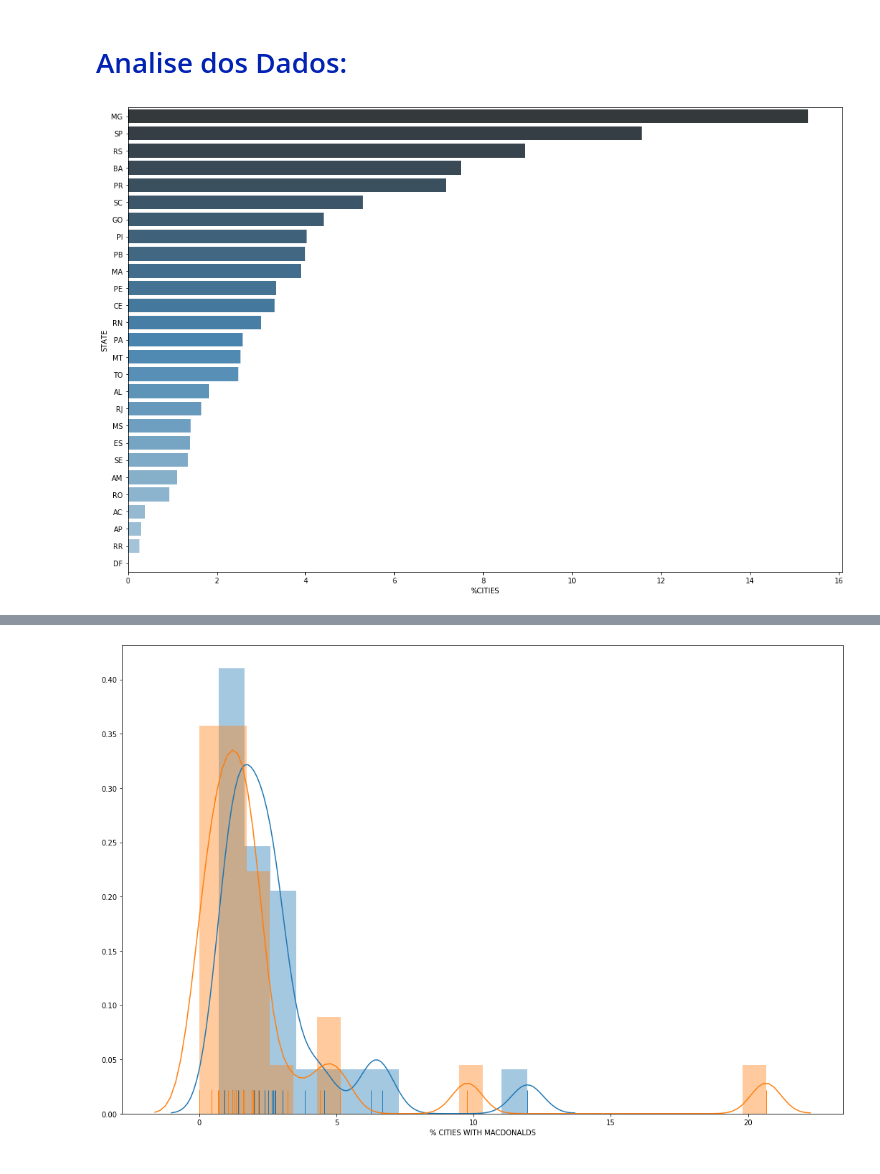
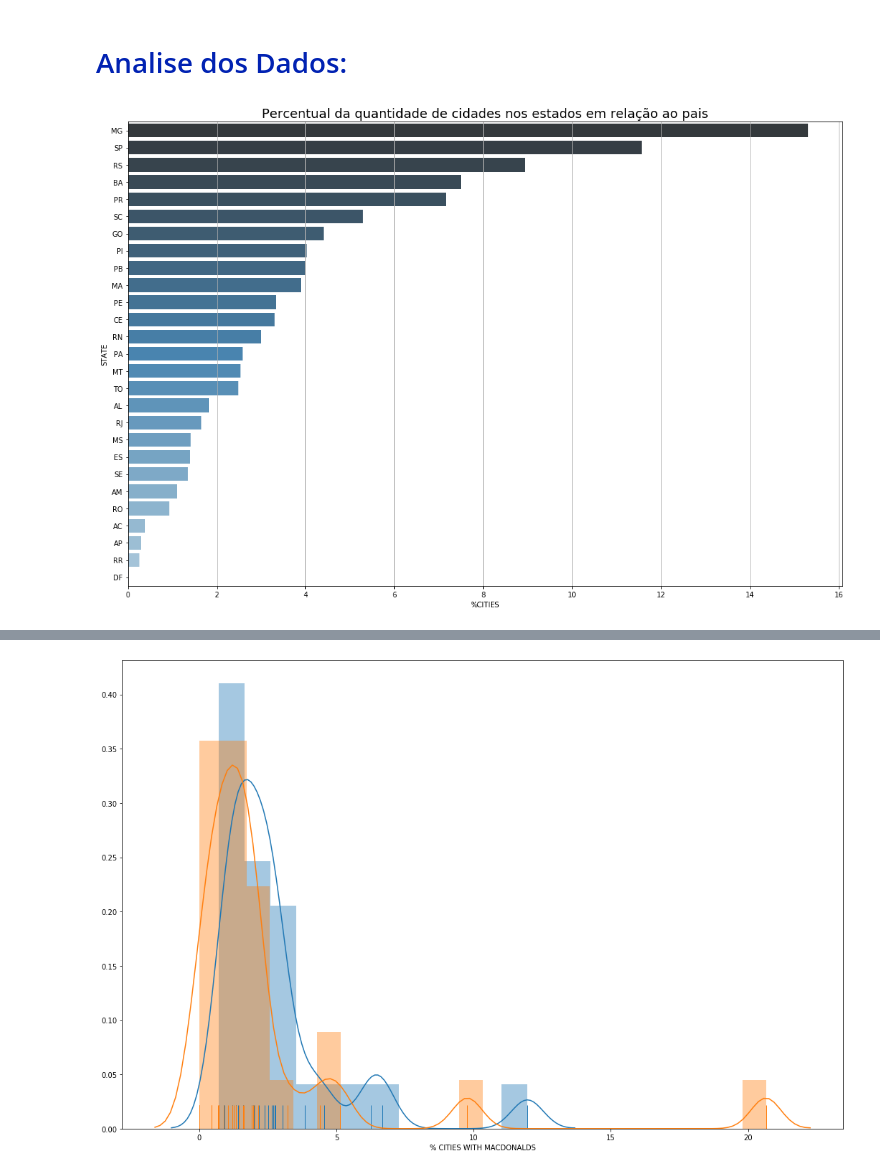
Before and after one commit to Igor-Arantes/Analise_municipios_brasileiros, a Jupyter notebook: Analise dos Municipios Brasileiros.ipynb, the cells around one changed output, grey strips where cells are left out. Cells and saved outputs as stored; diff of their text form; code cells hidden in the pictures.

```diff
--- a/Analise dos Municipios Brasileiros.ipynb
+++ b/Analise dos Municipios Brasileiros.ipynb
@@ -104,10 +104,17 @@ idh_median = []
 for state in states:
     idh_median.append(round(cities_dataframe[['IDHM']][cities_dataframe['STATE']==state].median()[0],3))
 state_dataframe['MEDIAN IDH'] = idh_median
+# %%
+#Adcionando informação de região
+region = ['Centro Oeste','Sudeste','Norte','Nordeste','Nordeste','Sul','Sul','Nordeste','Norte','Nordeste','Nordeste','Nordeste','Sul','Centro Oeste','Norte','Sudeste','Sudeste','Nordeste','Nordeste','Centro Oeste','Norte','Norte','Norte','Norte','Nordeste','Sudeste','Centro Oeste']
+state_dataframe['Region'] = region
 # %% [markdown]
 <h1><font size='18' color='#0122B2'>Analise dos Dados:</font></h1>
 # %%
 plt.figure(figsize=(18,12))
-ax = sns.barplot(y='STATE', x='%CITIES', data=state_dataframe.sort_values(by=['%CITIES'],ascending=False),palette="Blues_d")
+plt.title('Percentual da quantidade de cidades nos estados em relação ao pais', fontsize=18)
+sns.barplot(y='STATE', x='%CITIES', data=state_dataframe.sort_values(by=['%CITIES'],ascending=False),palette="Blues_d")
+plt.grid(axis='x', linestyle='-')
+plt.show()
 # %% [output]
-[figure, old version]
+[figure, new version]
```
Also changed, not shown: parts of 10 cells of this notebook.
